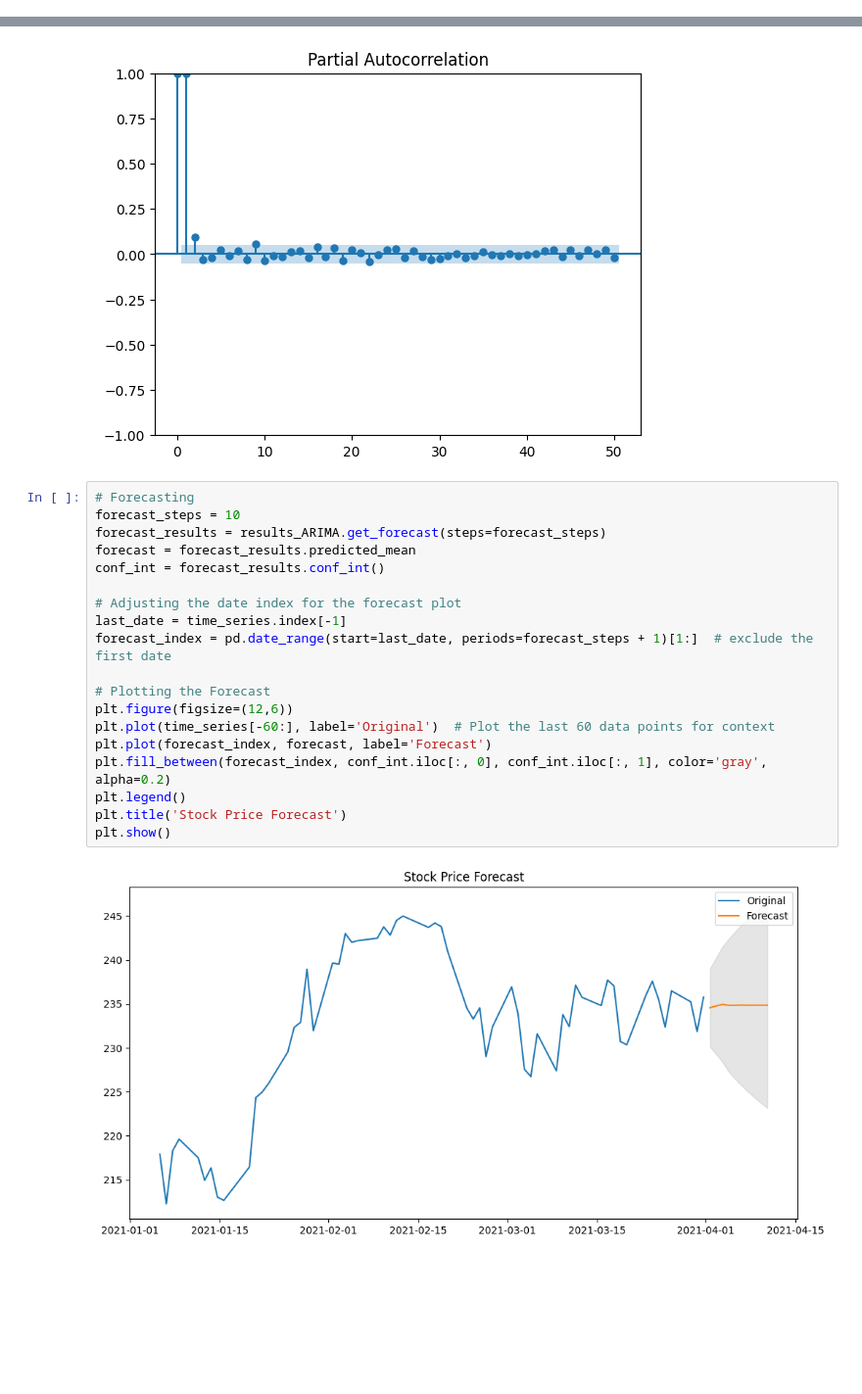
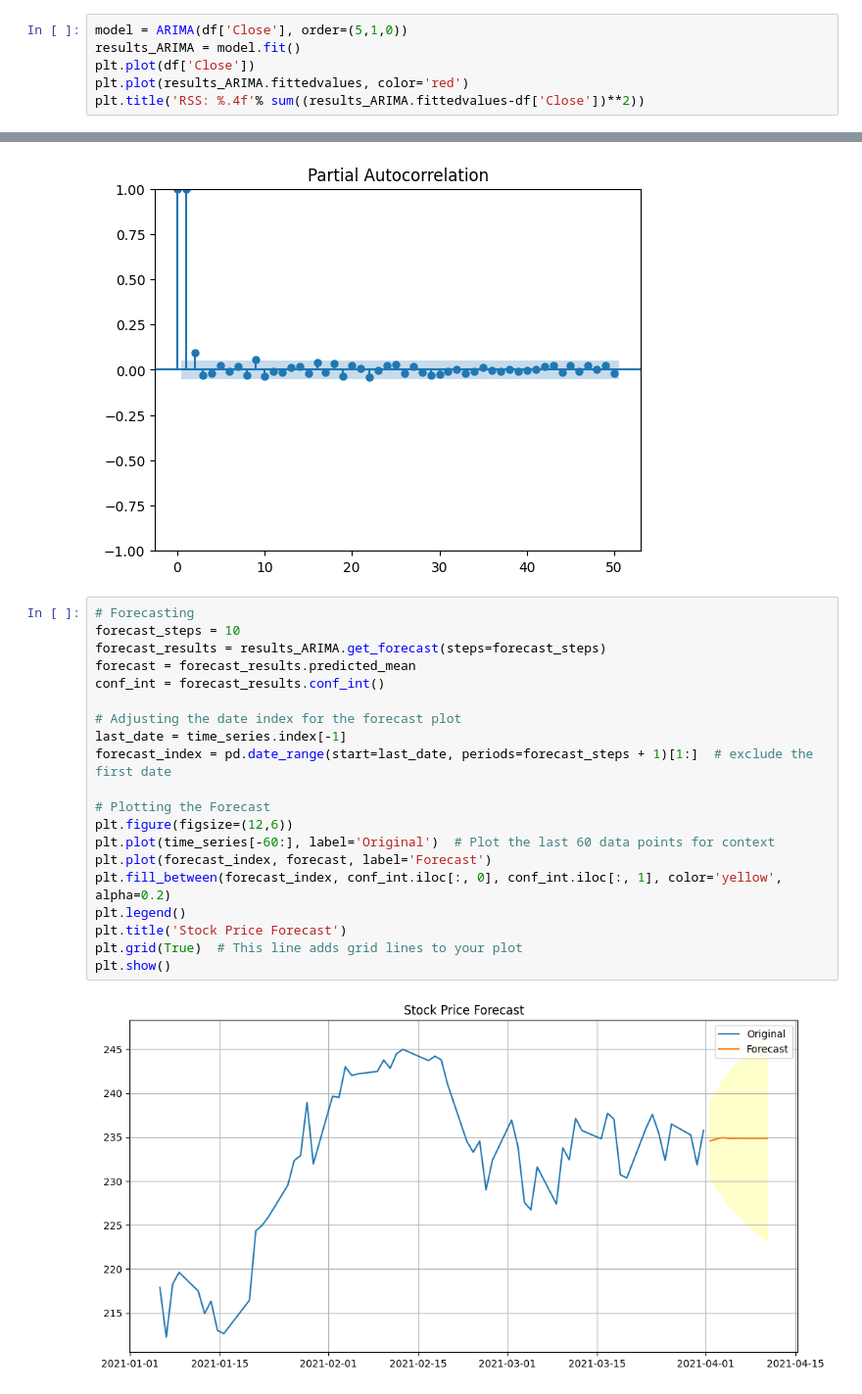
Before and after one commit to Midigan/Joint-CA2-Machine-Learning-for-Business, a Jupyter notebook: CA2 MLB and DV Integrated.ipynb, the cells around one changed output, grey strips where cells are left out. Shown: that part at 98% size. Saved outputs shown, nothing was run; the diff lists cells and outputs as text; blank space fills up the shorter version.

```diff
--- a/CA2 MLB and DV Integrated.ipynb
+++ b/CA2 MLB and DV Integrated.ipynb
@@ -169,0 +174,6 @@ plt.plot(results_ARIMA.fittedvalues, color='red')
+# %%
+model = ARIMA(df['Close'], order=(5,1,0))
+results_ARIMA = model.fit()
+plt.plot(df['Close'])
+plt.plot(results_ARIMA.fittedvalues, color='red')
+plt.title('RSS: %.4f'% sum((results_ARIMA.fittedvalues-df['Close'])**2))
@@ -194,21 +252,22 @@ plt.show()
 # %%
 # Forecasting
 forecast_steps = 10
 forecast_results = results_ARIMA.get_forecast(steps=forecast_steps)
 forecast = forecast_results.predicted_mean
 conf_int = forecast_results.conf_int()
 
 # Adjusting the date index for the forecast plot
 last_date = time_series.index[-1]
 forecast_index = pd.date_range(start=last_date, periods=forecast_steps + 1)[1:]  # exclude the first date
 
 # Plotting the Forecast
 plt.figure(figsize=(12,6))
 plt.plot(time_series[-60:], label='Original')  # Plot the last 60 data points for context
 plt.plot(forecast_index, forecast, label='Forecast')
-plt.fill_between(forecast_index, conf_int.iloc[:, 0], conf_int.iloc[:, 1], color='gray', alpha=0.2)
+plt.fill_between(forecast_index, conf_int.iloc[:, 0], conf_int.iloc[:, 1], color='yellow', alpha=0.2)
 plt.legend()
 plt.title('Stock Price Forecast')
+plt.grid(True)  # This line adds grid lines to your plot
 plt.show()
 # %% [output]
-[figure, old version]
+[figure, new version]
```
Also changed, not shown: parts of 12 cells of this notebook.
